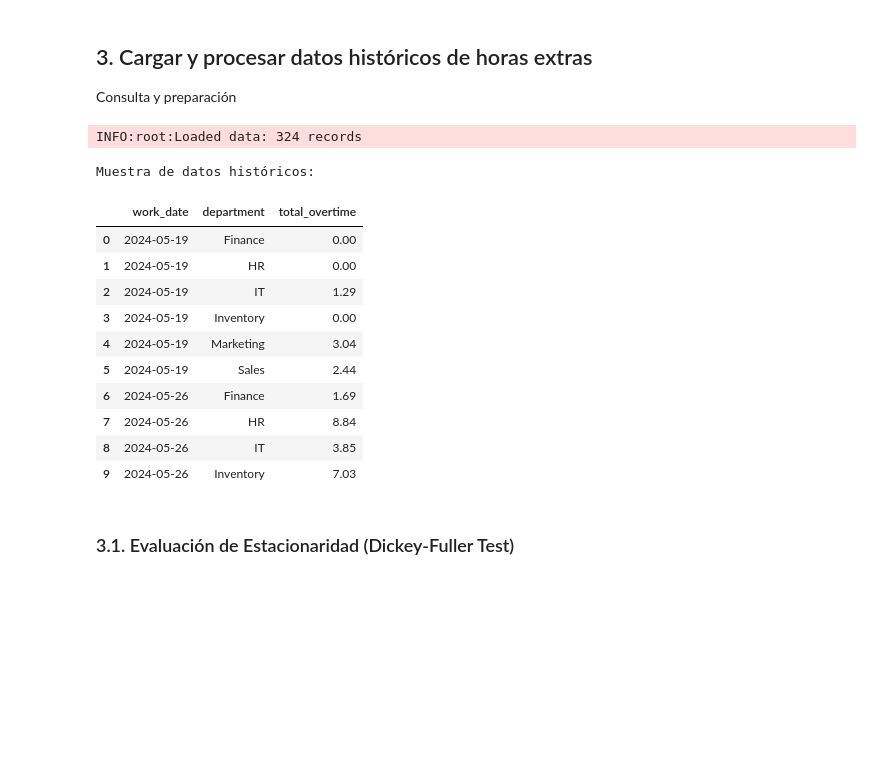
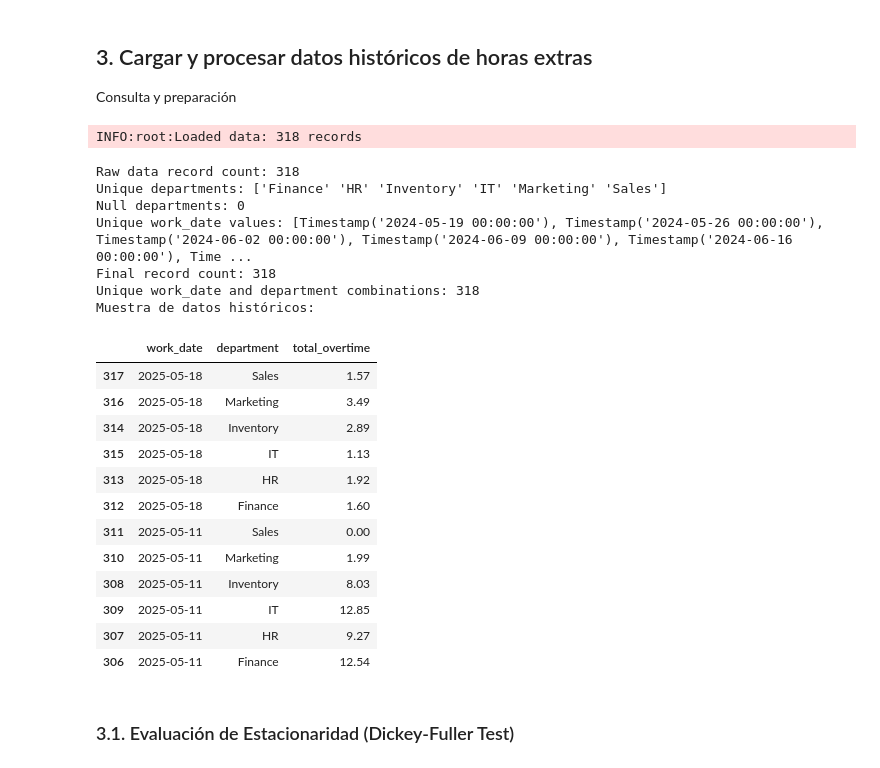
Before and after one commit to jdranalytics/Portfolio, a Jupyter notebook: Python/31_HR_Overtime_Prediction_Forecast.ipynb, the cells around one changed output. Saved outputs shown, nothing was run; the diff lists cells and outputs as text; code cells hidden in the pictures; blank space fills up the shorter version.

```diff
--- a/Python/31_HR_Overtime_Prediction_Forecast.ipynb
+++ b/Python/31_HR_Overtime_Prediction_Forecast.ipynb
@@ -75,47 +75,58 @@ def get_db_connection():
 
 Consulta y preparación
 # %%
+
 def load_historical_data():
     conn = get_db_connection()
-    query = """
-    SELECT k.work_date, w.department, SUM(k.overtime_hours) as total_overtime
-    FROM Kronos_TimeEntries k
-    JOIN Workday_Employees w ON k.employee_id = w.employee_id
-    GROUP BY k.work_date, w.department
-    """
+    query = "SELECT work_date, department, total_overtime FROM vw_historical_data ORDER BY work_date, department ASC"
 
     try:
         df = pd.read_sql(query, conn)
-        df['work_date'] = pd.to_datetime(df['work_date']).dt.strftime('%Y-%m-%d')
+        print("Raw data record count:", len(df))
+        print("Unique departments:", df['department'].unique())
+        print("Null departments:", df['department'].isna().sum())
+        print("Unique work_date values:", sorted(df['work_date'].unique()))
+
+        # Convert work_date to datetime and strip time component
+        df['work_date'] = pd.to_datetime(df['work_date']).dt.date
         df['work_date'] = pd.to_datetime(df['work_date'])
 
-        # Aggregate by week
-        df = df.groupby([pd.Grouper(key='work_date', freq='W'), 'department'])['total_overtime'].sum().reset_index()
+        print("Final record count:", len(df))
+        print("Unique work_date and department combinations:",
+              df[['work_date', 'department']].drop_duplicates().shape[0])
 
         logging.info(f"Loaded data: {len(df)} records")
         return df
 
     finally:
         conn.close()
 
 # Load and display data
 historical_data = load_historical_data()
 print("Muestra de datos históricos:")
-display(historical_data.head(10))
+display(historical_data.tail(12).sort_values(by=['work_date', 'department'], ascending=False))
 # %% [output]
-INFO:root:Loaded data: 324 records
+INFO:root:Loaded data: 318 records
+Raw data record count: 318
+Unique departments: ['Finance' 'HR' 'Inventory' 'IT' 'Marketing' 'Sales']
+Null departments: 0
+Unique work_date values: [Timestamp('2024-05-19 00:00:00'), Timestamp('2024-05-26 00:00:00'), Timestamp('2024-06-02 00:00:00'), Timestamp('2024-06-09 00:00:00'), Timestamp('2024-06-16 00:00:00'), Time ...
+Final record count: 318
+Unique work_date and department combinations: 318
 Muestra de datos históricos:
 |  | work_date | department | total_overtime |
-| 0 | 2024-05-19 | Finance | 0.00 |
-| 1 | 2024-05-19 | HR | 0.00 |
-| 2 | 2024-05-19 | IT | 1.29 |
-| 3 | 2024-05-19 | Inventory | 0.00 |
-| 4 | 2024-05-19 | Marketing | 3.04 |
-| 5 | 2024-05-19 | Sales | 2.44 |
-| 6 | 2024-05-26 | Finance | 1.69 |
-| 7 | 2024-05-26 | HR | 8.84 |
-| 8 | 2024-05-26 | IT | 3.85 |
-| 9 | 2024-05-26 | Inventory | 7.03 |
+| 317 | 2025-05-18 | Sales | 1.57 |
+| 316 | 2025-05-18 | Marketing | 3.49 |
+| 314 | 2025-05-18 | Inventory | 2.89 |
+| 315 | 2025-05-18 | IT | 1.13 |
+| 313 | 2025-05-18 | HR | 1.92 |
+| 312 | 2025-05-18 | Finance | 1.60 |
+| 311 | 2025-05-11 | Sales | 0.00 |
+| 310 | 2025-05-11 | Marketing | 1.99 |
+| 308 | 2025-05-11 | Inventory | 8.03 |
+| 309 | 2025-05-11 | IT | 12.85 |
+| 307 | 2025-05-11 | HR | 9.27 |
+| 306 | 2025-05-11 | Finance | 12.54 |
 # %% [markdown]
 ### 3.1. Evaluación de Estacionaridad (Dickey-Fuller Test)
 # %%
```
Also changed, not shown: parts of 6 cells of this notebook, 1 other file.
